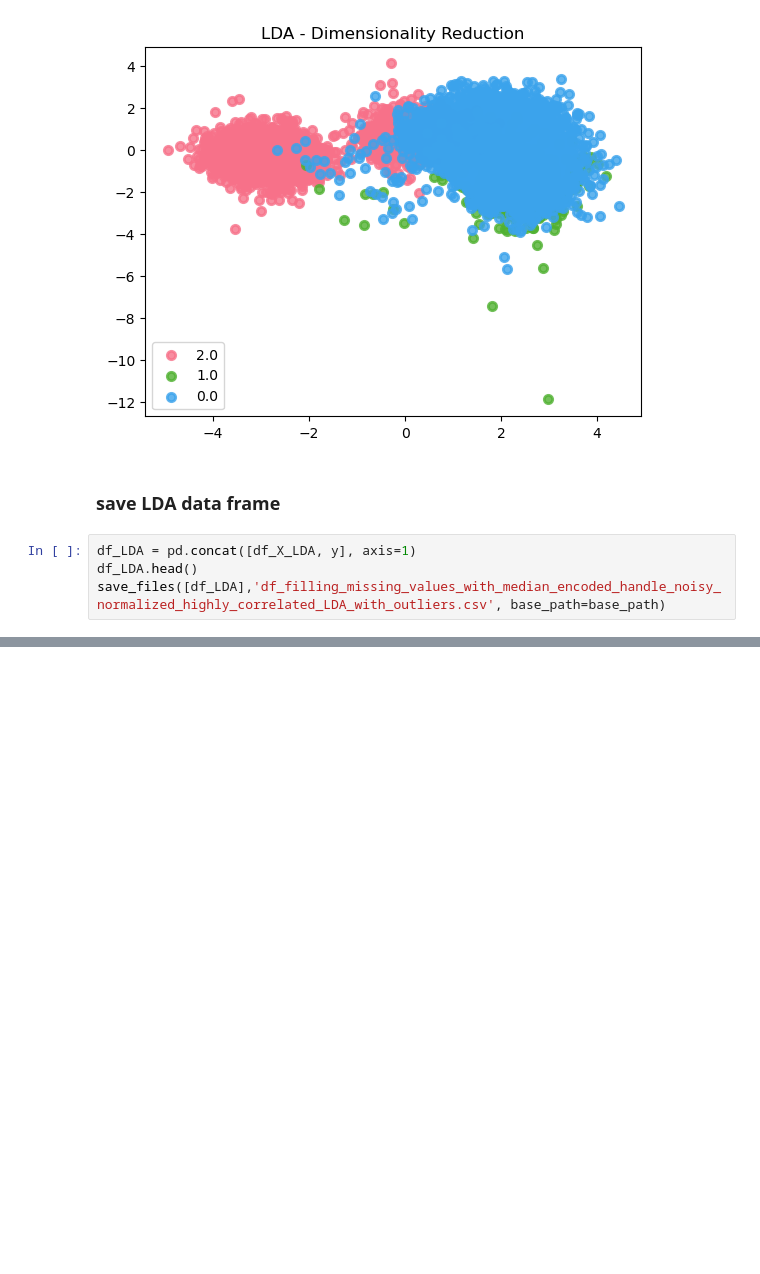
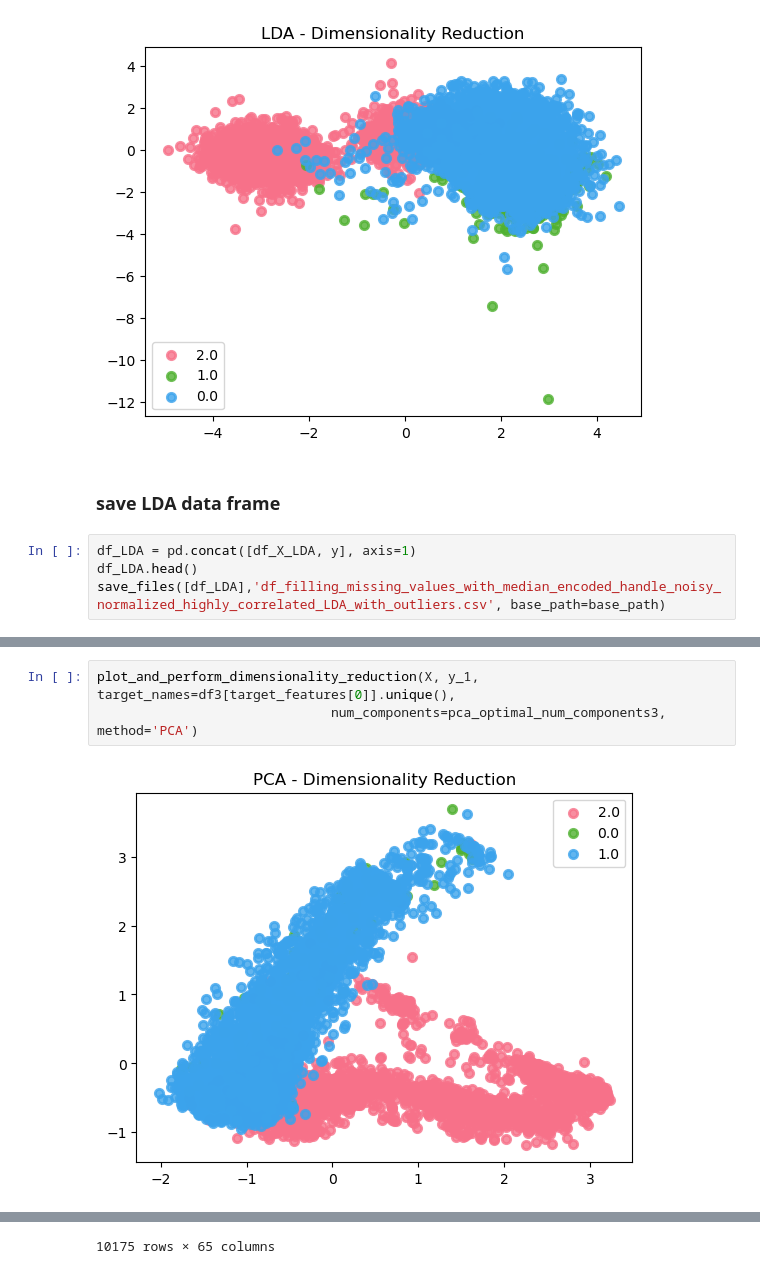
Before and after one commit to fatemehsotudeh/PDRM, a Jupyter notebook: notebooks/data_preprocessing/data_reduction/dimensionality_reduction.ipynb, the cells around one changed output, grey strips where cells are left out. Cells and saved outputs as stored; diff of their text form; blank space fills up the shorter version.

```diff
--- a/notebooks/data_preprocessing/data_reduction/dimensionality_reduction.ipynb
+++ b/notebooks/data_preprocessing/data_reduction/dimensionality_reduction.ipynb
@@ -144,0 +206,5 @@ save_files([df_LDA],'df_filling_missing_values_with_median_encoded_handle_noisy_
+# %%
+plot_and_perform_dimensionality_reduction(X, y_1, target_names=df3[target_features[0]].unique(),
+                              num_components=pca_optimal_num_components3, method='PCA')
+# %% [output]
+[figure, added]
@@ -144,0 +223 @@ save_files([df_LDA],'df_filling_missing_values_with_median_encoded_handle_noisy_
+10175 rows × 65 columns
```
Also changed, not shown: parts of 21 cells of this notebook, 23 other files.
